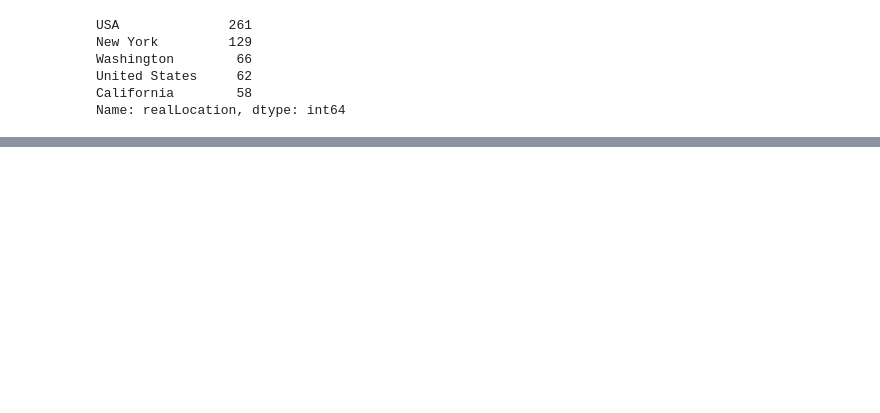
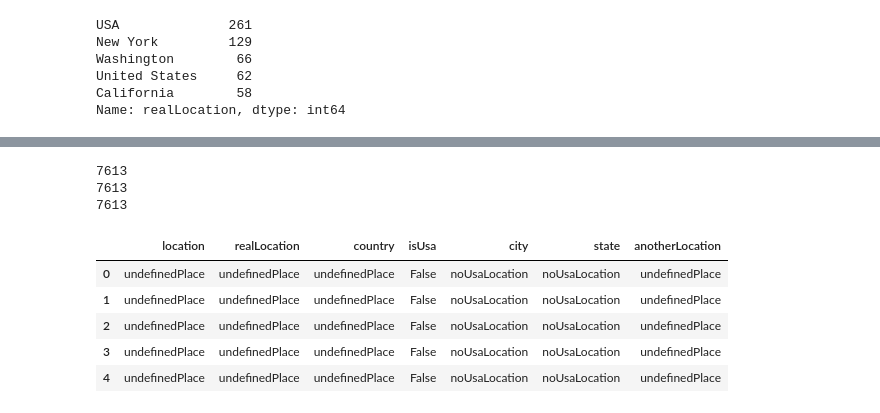
Before and after one commit to BraianVicente/7506-real_or_not, a Jupyter notebook: src/twitter/NLP With Tweets - TP1 - Analisis Exploratorio - Location.ipynb, the cells around one changed output, grey strips where cells are left out. Cells and saved outputs as stored; diff of their text form; code cells hidden in the pictures; blank space fills up the shorter version.

```diff
--- a/src/twitter/NLP With Tweets - TP1 - Analisis Exploratorio - Location.ipynb
+++ b/src/twitter/NLP With Tweets - TP1 - Analisis Exploratorio - Location.ipynb
@@ -249,3 +239,13 @@ Washington        66
 United States     62
 California        58
 Name: realLocation, dtype: int64
+# %%
+usaStates = {}
+import json
+with open('usaCitiesStates.json') as json_file:
+    data = json.load(json_file)
+    for state in data:
+        usaCities = []
+        for city in data.get(state):
+            usaCities.append(city)
+        usaStates[state] = usaCities
@@ -251,0 +272,55 @@ Name: realLocation, dtype: int64
+# %%
+import json
+with open('usa_states_hash.json') as json_file:
+    usaStatesCodes = json.load(json_file)
+# %%
+cityList = []
+stateList = []
+elseList = []
+i = 0
+for location in locations.realLocation.tolist():
+    i = i+1
+    #print(i)
+    #print(location)
+    if(location in usaStates.keys()):
+        cityList.append("noCity")
+        stateList.append(location)
+        elseList.append("validUsaLocation")
+    else:
+        found = False
+        for state in usaStates.keys():
+            for cities in usaStates[state]:
+                if location in cities:
+                    cityList.append(location)
+                    stateList.append(state)
+                    elseList.append("validUsaLocation")
+                    found = True
+                    break
+            if(found):
+                break
+        if(not found):
+            if(location in usaStatesCodes.keys()):
+                cityList.append("noCity")
+                stateList.append(usaStatesCodes[location])
+                elseList.append("validUsaLocation")
+            else:
+                cityList.append("noUsaLocation")
+                stateList.append("noUsaLocation")
+                elseList.append(location)
+print(len(cityList))
+print(len(stateList))
+print(len(elseList))
+locations['city'] = cityList
+locations['state'] = stateList
+locations['anotherLocation'] = elseList
+locations.head()
+# %% [output]
+7613
+7613
+7613
+|  | location | realLocation | country | isUsa | city | state | anotherLocation |
+| 0 | undefinedPlace | undefinedPlace | undefinedPlace | False | noUsaLocation | noUsaLocation | undefinedPlace |
+| 1 | undefinedPlace | undefinedPlace | undefinedPlace | False | noUsaLocation | noUsaLocation | undefinedPlace |
+| 2 | undefinedPlace | undefinedPlace | undefinedPlace | False | noUsaLocation | noUsaLocation | undefinedPlace |
+| 3 | undefinedPlace | undefinedPlace | undefinedPlace | False | noUsaLocation | noUsaLocation | undefinedPlace |
+| 4 | undefinedPlace | undefinedPlace | undefinedPlace | False | noUsaLocation | noUsaLocation | undefinedPlace |
```
Also changed, not shown: parts of 13 cells of this notebook, 2 other files.
